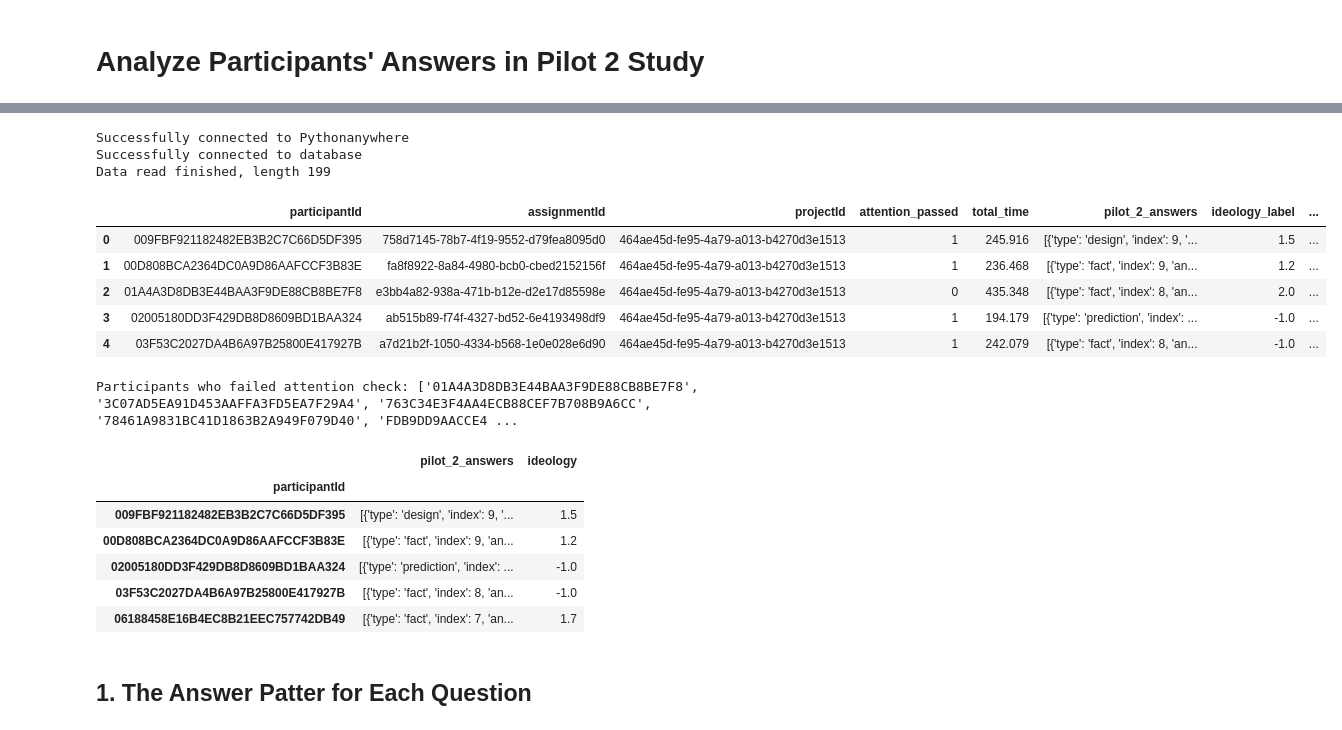
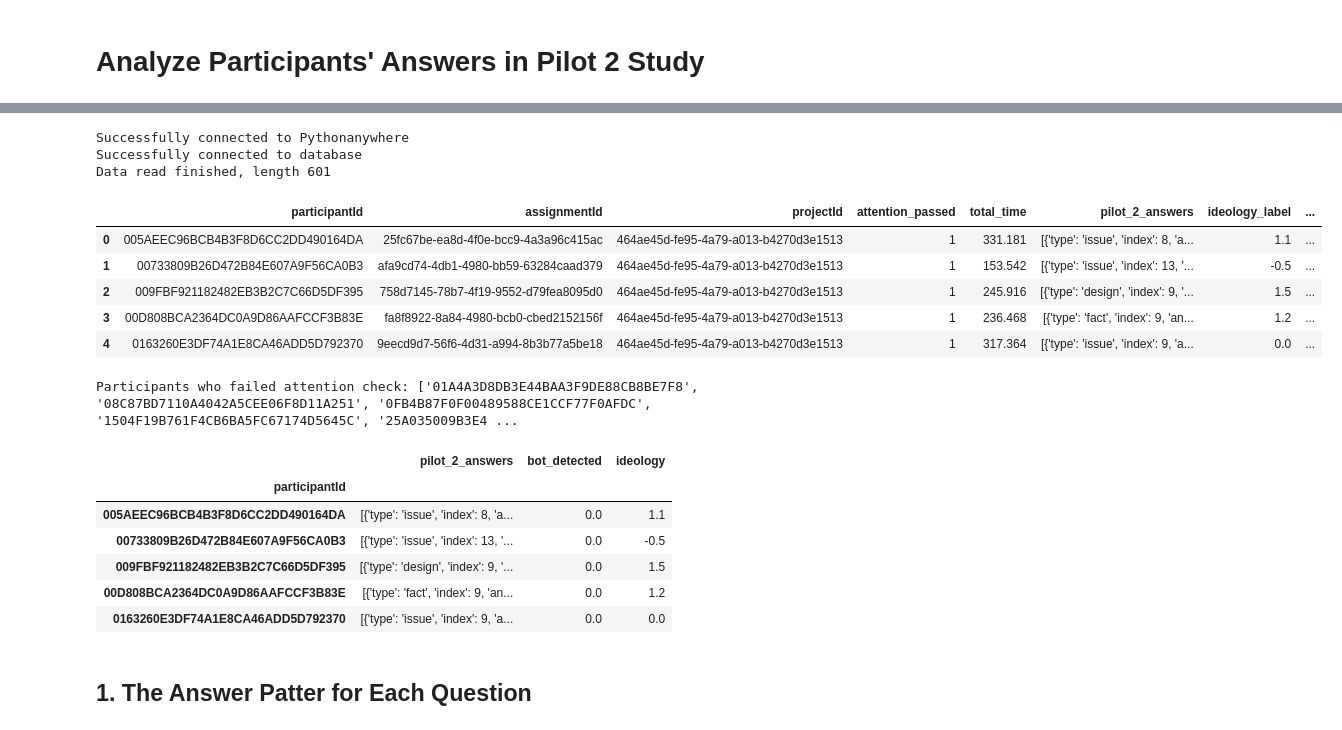
Before and after one commit to yindeqiang/Online-Politicization-Experiment-Website, a Jupyter notebook: data_analysis/pilot_2.ipynb, the cells around one changed output, grey strips where cells are left out. Cells and saved outputs as stored; diff of their text form; code cells hidden in the pictures.

```diff
--- a/data_analysis/pilot_2.ipynb
+++ b/data_analysis/pilot_2.ipynb
@@ -22,7 +23,7 @@ sshtunnel.TUNNEL_TIMEOUT = 5.0
 
 with sshtunnel.SSHTunnelForwarder(
     ('ssh.pythonanywhere.com'),
-    ssh_username='Grawi', ssh_password='midgeq-xikFah-gukpu7',
+    ssh_username='Grawi', ssh_password=ssh_password,
     remote_bind_address=('Grawi.mysql.pythonanywhere-services.com', 3306)
 ) as tunnel:
     print("Successfully connected to Pythonanywhere")
@@ -57,17 +58,17 @@ df.head()
 Successfully connected to Pythonanywhere
 Successfully connected to database
-Data read finished, length 199
+Data read finished, length 601
 |  | participantId | assignmentId | projectId | attention_passed | total_time | pilot_2_answers | ideology_label | ... |
-| 0 | 009FBF921182482EB3B2C7C66D5DF395 | 758d7145-78b7-4f19-9552-d79fea8095d0 | 464ae45d-fe95-4a79-a013-b4270d3e1513 | 1 | 245.916 | [{'type': 'design', 'index': 9, '... | 1.5 | ... |
-| 1 | 00D808BCA2364DC0A9D86AAFCCF3B83E | fa8f8922-8a84-4980-bcb0-cbed2152156f | 464ae45d-fe95-4a79-a013-b4270d3e1513 | 1 | 236.468 | [{'type': 'fact', 'index': 9, 'an... | 1.2 | ... |
-| 2 | 01A4A3D8DB3E44BAA3F9DE88CB8BE7F8 | e3bb4a82-938a-471b-b12e-d2e17d85598e | 464ae45d-fe95-4a79-a013-b4270d3e1513 | 0 | 435.348 | [{'type': 'fact', 'index': 8, 'an... | 2.0 | ... |
-| 3 | 02005180DD3F429DB8D8609BD1BAA324 | ab515b89-f74f-4327-bd52-6e4193498df9 | 464ae45d-fe95-4a79-a013-b4270d3e1513 | 1 | 194.179 | [{'type': 'prediction', 'index': ... | -1.0 | ... |
-| 4 | 03F53C2027DA4B6A97B25800E417927B | a7d21b2f-1050-4334-b568-1e0e028e6d90 | 464ae45d-fe95-4a79-a013-b4270d3e1513 | 1 | 242.079 | [{'type': 'fact', 'index': 8, 'an... | -1.0 | ... |
+| 0 | 005AEEC96BCB4B3F8D6CC2DD490164DA | 25fc67be-ea8d-4f0e-bcc9-4a3a96c415ac | 464ae45d-fe95-4a79-a013-b4270d3e1513 | 1 | 331.181 | [{'type': 'issue', 'index': 8, 'a... | 1.1 | ... |
+| 1 | 00733809B26D472B84E607A9F56CA0B3 | afa9cd74-4db1-4980-bb59-63284caad379 | 464ae45d-fe95-4a79-a013-b4270d3e1513 | 1 | 153.542 | [{'type': 'issue', 'index': 13, '... | -0.5 | ... |
+| 2 | 009FBF921182482EB3B2C7C66D5DF395 | 758d7145-78b7-4f19-9552-d79fea8095d0 | 464ae45d-fe95-4a79-a013-b4270d3e1513 | 1 | 245.916 | [{'type': 'design', 'index': 9, '... | 1.5 | ... |
+| 3 | 00D808BCA2364DC0A9D86AAFCCF3B83E | fa8f8922-8a84-4980-bcb0-cbed2152156f | 464ae45d-fe95-4a79-a013-b4270d3e1513 | 1 | 236.468 | [{'type': 'fact', 'index': 9, 'an... | 1.2 | ... |
+| 4 | 0163260E3DF74A1E8CA46ADD5D792370 | 9eecd9d7-56f6-4d31-a994-8b3b77a5be18 | 464ae45d-fe95-4a79-a013-b4270d3e1513 | 1 | 317.364 | [{'type': 'issue', 'index': 9, 'a... | 0.0 | ... |
 # %%
 ids_attention_failed = df.loc[df['attention_passed'] == 0]["participantId"].tolist()
 print(f"Participants who failed attention check: {ids_attention_failed}")
 df = df.loc[df["attention_passed"] == 1]
-df = df.loc[:, ["participantId", "pilot_2_answers", "ideology_label"]].set_index("participantId")
+df = df.loc[:, ["participantId", "pilot_2_answers", "ideology_label", "bot_detected"]].set_index("participantId")
 
 def IdeologyToNumber(ideology):
     if ideology == "Moderate":
@@ -87,17 +88,18 @@ def IdeologyToNumber(ideology):
 # print("rmse of ideology:", np.sqrt(np.mean((df["ideology_label"] - df["connect_ideology"])**2)))
 df["ideology"] = df["ideology_label"]
 df.drop(["ideology_label"], axis=1, inplace=True)
+df["bot_detected"] = df["bot_detected"].fillna(0)
 # df.drop(["connect_ideology", "ideology_label"], axis=1, inplace=True)
 df.head()
 # %% [output]
-Participants who failed attention check: ['01A4A3D8DB3E44BAA3F9DE88CB8BE7F8', '3C07AD5EA91D453AAFFA3FD5EA7F29A4', '763C34E3F4AA4ECB88CEF7B708B9A6CC', '78461A9831BC41D1863B2A949F079D40', 'FDB9DD9AACCE4 ...
+Participants who failed attention check: ['01A4A3D8DB3E44BAA3F9DE88CB8BE7F8', '08C87BD7110A4042A5CEE06F8D11A251', '0FB4B87F0F00489588CE1CCF77F0AFDC', '1504F19B761F4CB6BA5FC67174D5645C', '25A035009B3E4 ...
-|  | pilot_2_answers | ideology |
-| participantId |  |  |
-| 009FBF921182482EB3B2C7C66D5DF395 | [{'type': 'design', 'index': 9, '... | 1.5 |
-| 00D808BCA2364DC0A9D86AAFCCF3B83E | [{'type': 'fact', 'index': 9, 'an... | 1.2 |
-| 02005180DD3F429DB8D8609BD1BAA324 | [{'type': 'prediction', 'index': ... | -1.0 |
-| 03F53C2027DA4B6A97B25800E417927B | [{'type': 'fact', 'index': 8, 'an... | -1.0 |
-| 06188458E16B4EC8B21EEC757742DB49 | [{'type': 'fact', 'index': 7, 'an... | 1.7 |
+|  | pilot_2_answers | bot_detected | ideology |
+| participantId |  |  |  |
+| 005AEEC96BCB4B3F8D6CC2DD490164DA | [{'type': 'issue', 'index': 8, 'a... | 0.0 | 1.1 |
+| 00733809B26D472B84E607A9F56CA0B3 | [{'type': 'issue', 'index': 13, '... | 0.0 | -0.5 |
+| 009FBF921182482EB3B2C7C66D5DF395 | [{'type': 'design', 'index': 9, '... | 0.0 | 1.5 |
+| 00D808BCA2364DC0A9D86AAFCCF3B83E | [{'type': 'fact', 'index': 9, 'an... | 0.0 | 1.2 |
+| 0163260E3DF74A1E8CA46ADD5D792370 | [{'type': 'issue', 'index': 9, 'a... | 0.0 | 0.0 |
 # %%
 import os
 from pathlib import Path
```
Also changed, not shown: parts of 4 cells of this notebook, 23 other files.
